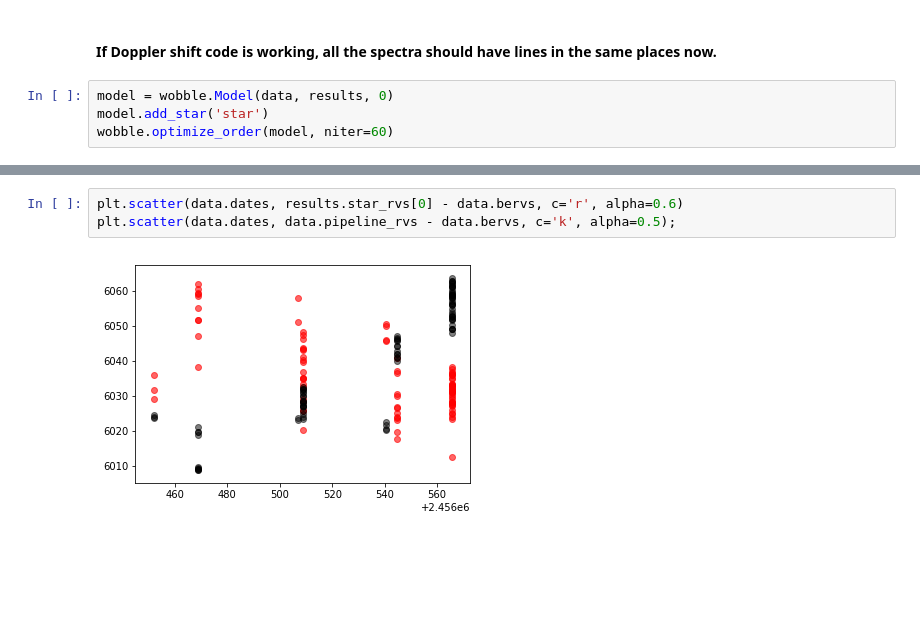
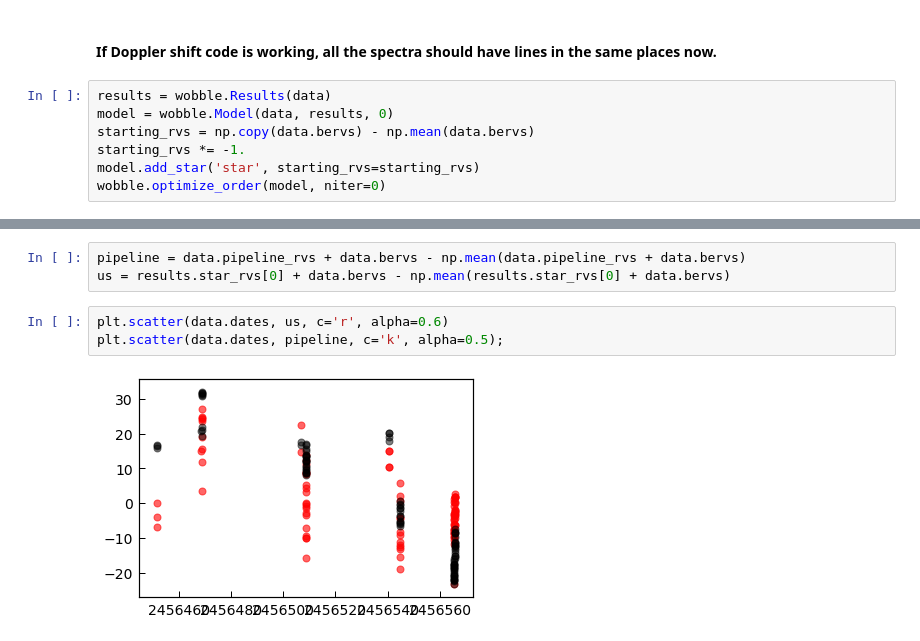
Before and after one commit to megbedell/wobble, a Jupyter notebook: sign-issues.ipynb, the cells around one changed output, grey strips where cells are left out. Cells and saved outputs as stored; diff of their text form; blank space fills up the shorter version.

```diff
--- a/sign-issues.ipynb
+++ b/sign-issues.ipynb
@@ -32,6 +38,9 @@ plt.ylim([-1.5,0.3]);
 # %% [markdown]
 #### If Doppler shift code is working, all the spectra should have lines in the same places now.
 # %%
+results = wobble.Results(data)
 model = wobble.Model(data, results, 0)
-model.add_star('star')
-wobble.optimize_order(model, niter=60)
+starting_rvs = np.copy(data.bervs) - np.mean(data.bervs)
+starting_rvs *= -1.
+model.add_star('star', starting_rvs=starting_rvs)
+wobble.optimize_order(model, niter=0)
@@ -43,5 +75,8 @@ plt.scatter(data.dates, data.pipeline_rvs, c='k', alpha=0.5);
+# %%
+pipeline = data.pipeline_rvs + data.bervs - np.mean(data.pipeline_rvs + data.bervs)
+us = results.star_rvs[0] + data.bervs - np.mean(results.star_rvs[0] + data.bervs)
 # %%
-plt.scatter(data.dates, results.star_rvs[0] - data.bervs, c='r', alpha=0.6)
-plt.scatter(data.dates, data.pipeline_rvs - data.bervs, c='k', alpha=0.5);
+plt.scatter(data.dates, us, c='r', alpha=0.6)
+plt.scatter(data.dates, pipeline, c='k', alpha=0.5);
 # %% [output]
-[figure, old version]
+[figure, new version]
```
Also changed, not shown: parts of 8 cells of this notebook, 4 other files.
